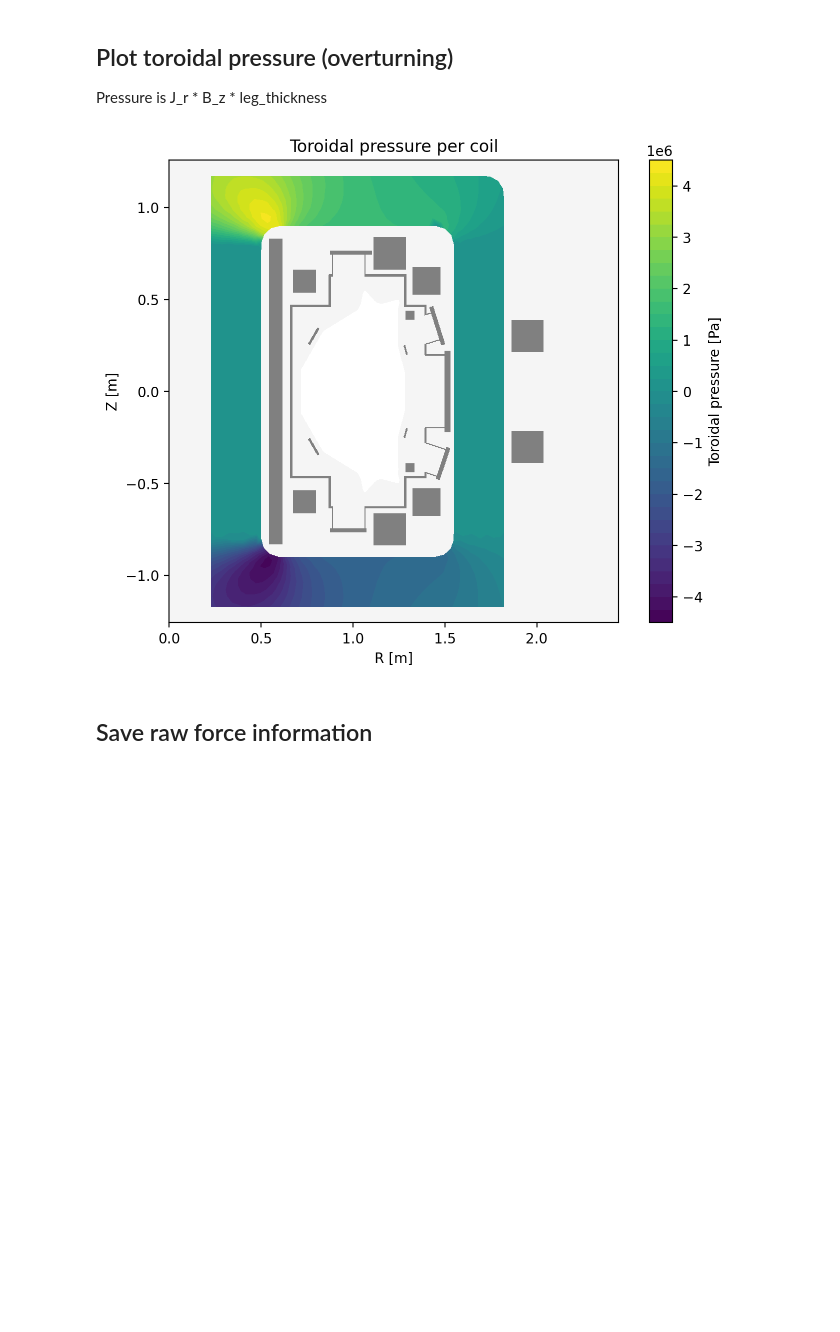
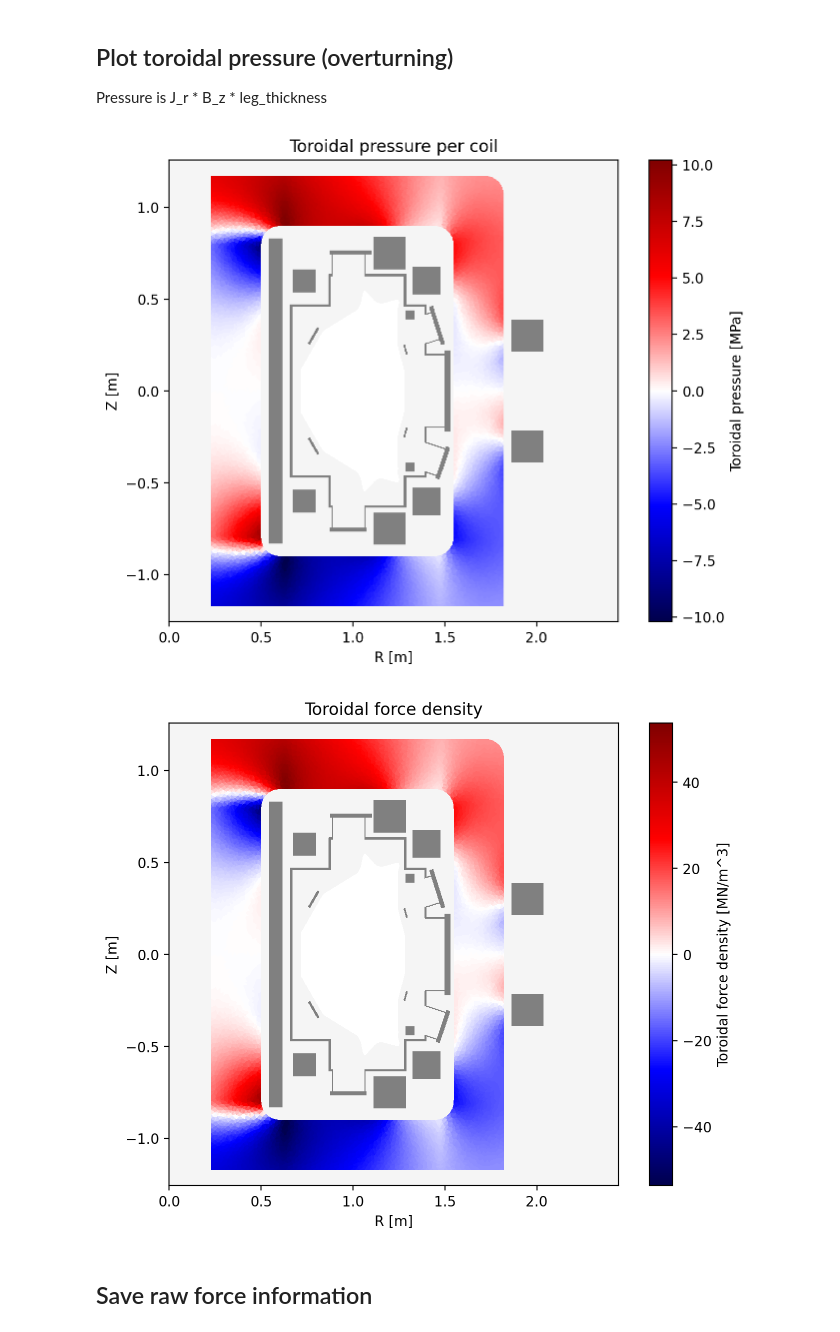
Before and after one commit to hansec/CU_NextStep, a Jupyter notebook: NextStep_coil_forces_0801.ipynb, the cells around one changed output. Drawn from its saved outputs; the diff is of its cells as text; code cells hidden in the pictures; blank space fills up the shorter version.

```diff
--- a/NextStep_coil_forces_0801.ipynb
+++ b/NextStep_coil_forces_0801.ipynb
@@ -60,12 +60,21 @@ Complex Precisions    =    4   8
 ## Set coil currents and compute vacuum equilibrium
 # %%
 coil_currents = np.zeros((mygs.ncoils,), dtype=np.float64)
-coil_currents[mygs.coil_sets['CS_1']['id']] = -1.5E6
-coil_currents[mygs.coil_sets['CS_2']['id']] = -3.0E6
-coil_currents[mygs.coil_sets['CS_3']['id']] = -1.5E6
+coil_currents[mygs.coil_sets['CS_1']['id']] = -3E6*0.75#-1.5E6
+coil_currents[mygs.coil_sets['CS_2']['id']] = -5E6*0.75#-3.0E6 # Max -4, +5
+coil_currents[mygs.coil_sets['CS_3']['id']] = -3E6*0.75#-1.5E6
 
+coil_currents[mygs.coil_sets['PF_1U']['id']] = -1.E6
+coil_currents[mygs.coil_sets['PF_1L']['id']] = -1.E6
+coil_currents[mygs.coil_sets['PF_2U']['id']] = -1.E6
+coil_currents[mygs.coil_sets['PF_2L']['id']] = -1.E6
+coil_currents[mygs.coil_sets['PF_3U']['id']] = -1.E6
+coil_currents[mygs.coil_sets['PF_3L']['id']] = -1.E6
 coil_currents[mygs.coil_sets['PF_4U']['id']] = -1.E6
 coil_currents[mygs.coil_sets['PF_4L']['id']] = -1.E6
+
+coil_currents[mygs.coil_sets['DIV_U']['id']] = -0.125E6
+coil_currents[mygs.coil_sets['DIV_L']['id']] = -0.125E6
 
 mygs.set_coil_currents(coil_currents)
 mygs.set_psi(0.0*mygs.get_psi())
@@ -116,7 +125,7 @@ bore = 1.050
 height = 2.340
 inner_radius = 0.100
 leg_thickness = 0.190
-TF_current = 313.0*3.E3
+TF_current = 3.0*313.E3
 #
 J_TF = np.zeros((tf_pts.shape[0],2))
 for i in range(tf_pts.shape[0]):
@@ -128,7 +137,7 @@ for i in range(tf_pts.shape[0]):
         Z0 = np.sign(tf_pts[i,1])*(height/2.0-leg_width-inner_radius)
         theta = np.arctan2(tf_pts[i,1]-Z0,tf_pts[i,0]-R0)
         J_TF[i,:] = [-np.sin(theta),np.cos(theta)]
-    elif abs(tf_pts[i,1]) >= height/2.0 - leg_width:
+    elif abs(tf_pts[i,1]) >= height/2.0 - leg_width - 0.01:
         J_TF[i,:] = [-np.sign(tf_pts[i,1]),0.0]
     else:
         J_TF[i,:] = [0.0,np.sign(tf_pts[i,0]-(inner_R0+leg_width+bore/2.0))]
@@ -156,14 +165,23 @@ Pressure is J_r * B_z * leg_thickness
 # %%
 fig, ax = plt.subplots(1,1,figsize=(8,6))
 mygs.plot_machine(fig,ax,limiter_color=None)
-clf = ax.tricontourf(tf_pts[:,0],tf_pts[:,1],tf_lc,J_TF[:,0]*B_TF[:,2]*leg_thickness,40)
-fig.colorbar(clf,ax=ax,label='Toroidal pressure [Pa]')
+clf = ax.tripcolor(tf_pts[:,0],tf_pts[:,1],tf_lc,(J_TF[:,0]*B_TF[:,2]-J_TF[:,1]*B_TF[:,0])*leg_thickness/1.E6,cmap='seismic')#,shading='gouraud')
+fig.colorbar(clf,ax=ax,label='Toroidal pressure [MPa]')
 ax.set_ylabel('Z [m]')
 ax.set_xlabel('R [m]')
 _ = ax.set_title('Toroidal pressure per coil')
 # fig.savefig('NSF-TF_forces_ex.png',dpi=200)
+#
+fig, ax = plt.subplots(1,1,figsize=(8,6))
+mygs.plot_machine(fig,ax,limiter_color=None)
+clf = ax.tripcolor(tf_pts[:,0],tf_pts[:,1],tf_lc,(J_TF[:,0]*B_TF[:,2]-J_TF[:,1]*B_TF[:,0])/1.E6,cmap='seismic')#,shading='gouraud')
+fig.colorbar(clf,ax=ax,label='Toroidal force density [MN/m^3]')
+ax.set_ylabel('Z [m]')
+ax.set_xlabel('R [m]')
+_ = ax.set_title('Toroidal force density')
 # %% [output]
-[figure, old version]
+[figure, new version]
+[figure, added]
 # %% [markdown]
 ## Save raw force information
 # %%
```
Also changed, not shown: parts of 8 cells of this notebook, 37 other files.
